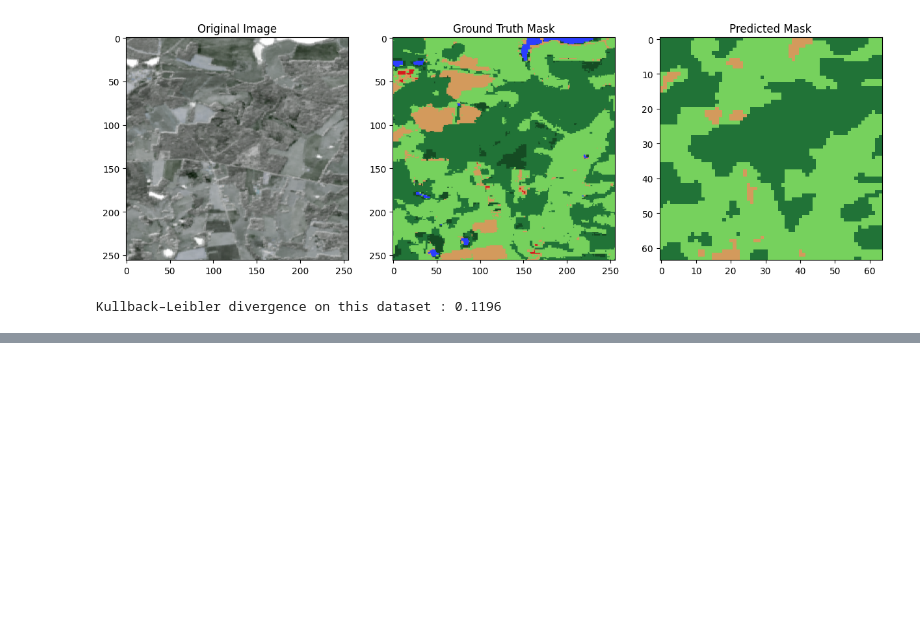
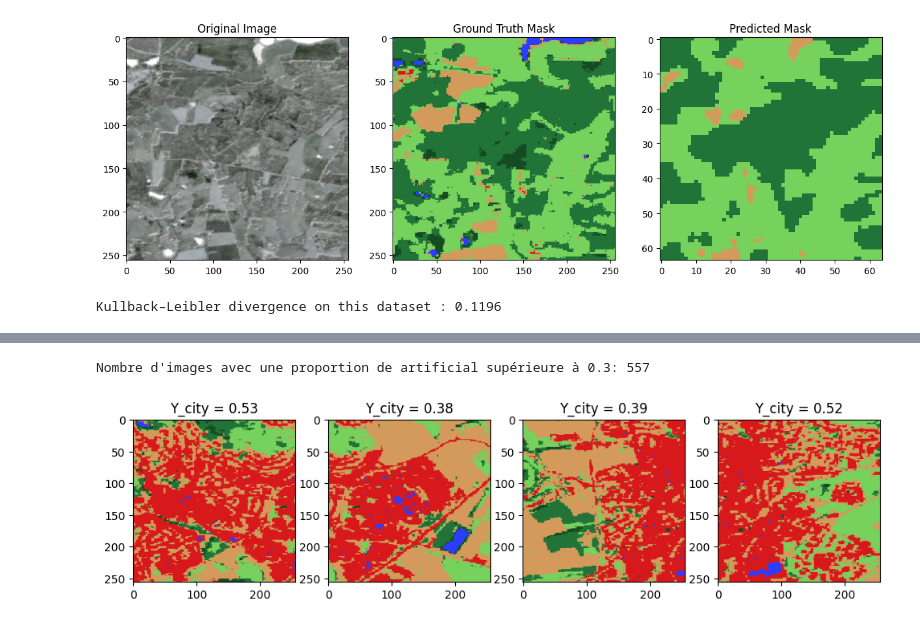
Before and after one commit to yannasyr/landcover, a Jupyter notebook: Yann/yannv3.ipynb, the cells around one changed output, grey strips where cells are left out. Cells and saved outputs as stored; diff of their text form; code cells hidden in the pictures; blank space fills up the shorter version.

```diff
--- a/Yann/yannv3.ipynb
+++ b/Yann/yannv3.ipynb
@@ -383,0 +396,53 @@ len(dataset)
+# %%
+classe_interet = "artificial"
+
+# Indice de la classe dans la liste.
+indice_classe = classes.index(classe_interet)
+
+# Taux de pourcentage minimum de cette classe dans l'image
+seuil = 0.3
+indices_images_sup_seuil = np.where(data_array[:, indice_classe] > seuil)[0]
+
+print(f"Nombre d'images avec une proportion de {classe_interet} supérieure à {seuil}: {len(indices_images_sup_seuil)}")
+# %% [output]
+Nombre d'images avec une proportion de artificial supérieure à 0.3: 557
+# %%
+CLASSES_COLORPALETTE = {
+    0: [0, 0, 0],
+    1: [255, 25, 236],
+    2: [215, 25, 28],
+    3: [211, 154, 92],
+    4: [33, 115, 55],
+    5: [21, 75, 35],
+    6: [118, 209, 93],
+    7: [130, 130, 130],
+    8: [255, 255, 255],
+    9: [43, 61, 255]
+}
+
+compteur = 0
+compteur_a_passer = 0
+compteur_plot = 1
+
+plt.figure(figsize=(12,5))
+
+for mask in os.listdir(dossier_masks):
+    if compteur in indices_images_sup_seuil:
+        if compteur_a_passer > 8:
+            if compteur_plot <= 4:
+                chemin_mask = os.path.join(dossier_masks, mask)
+
+                with TiffFile(chemin_mask) as tifm:
+                    mask = tifm.asarray()
+
+                mask_rgb = np.zeros((mask.shape[0], mask.shape[1], 3), dtype=np.uint8)
+                for cls, color in CLASSES_COLORPALETTE.items():
+                    mask_rgb[mask == cls] = color
+                plt.subplot(1,4,compteur_plot), plt.imshow(mask_rgb), plt.title(f'Y_city = {stock_Y_train_mask[compteur][2]:.2f}')
+                compteur_plot += 1
+        compteur_a_passer += 1
+    compteur += 1
+
+plt.show()
+# %% [output]
+[figure, added]
```
Also changed, not shown: parts of 8 cells of this notebook.
